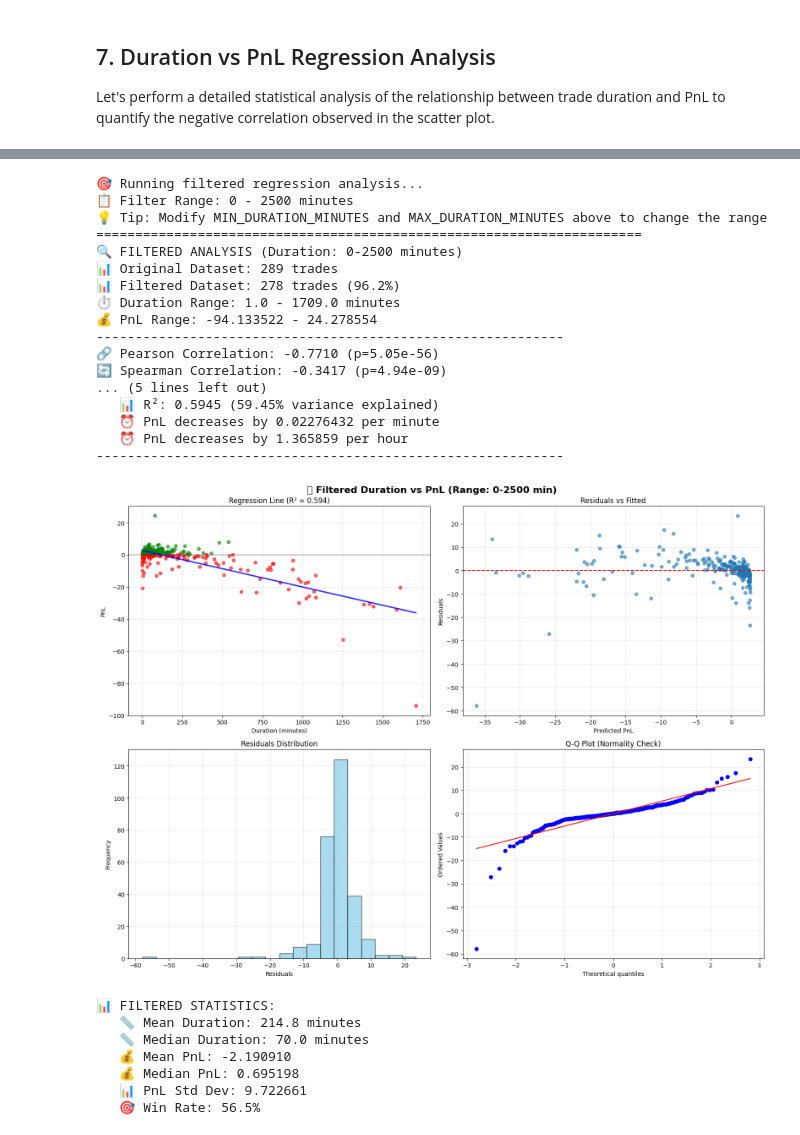
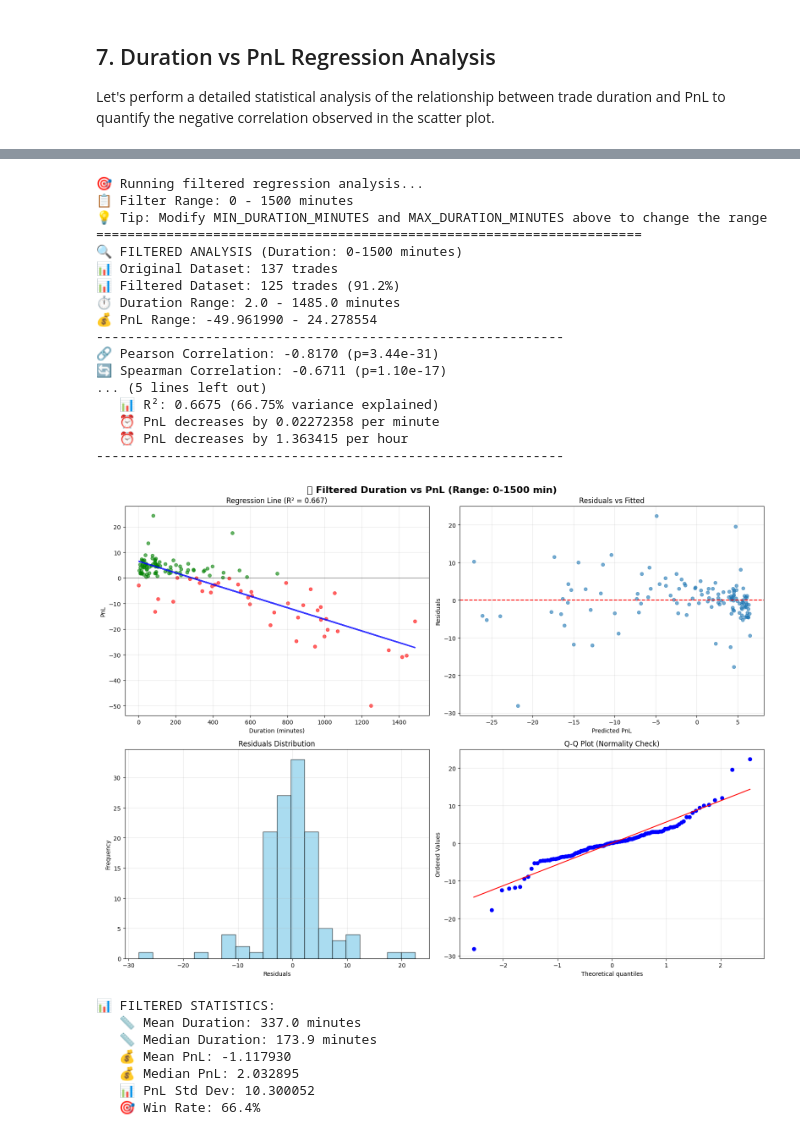
Before and after one commit to edoardoCame/bollingerBands, a Jupyter notebook: notebooks/tick_backtest.ipynb, the cells around one changed output, grey strips where cells are left out. Drawn from its saved outputs; the diff is of its cells as text; code cells hidden in the pictures.

```diff
--- a/notebooks/tick_backtest.ipynb
+++ b/notebooks/tick_backtest.ipynb
@@ -29,7 +29,7 @@ TICK_DATA_PATH = '/home/edocame/Desktop/data_python/tick_lastmonth.csv'
 
 # 📊 Bollinger Bands Strategy Parameters
 BB_WINDOW = 1000        # Period for Bollinger Bands calculation (minutes) - Default: 1440 (24h)
-BB_STD = 1           # Number of standard deviations for bands - Default: 1.0
+BB_STD = 2           # Number of standard deviations for bands - Default: 1.0
 BB_PRICE_COL = 'close' # Price column to use for BB calculation
 
 # 🎯 Trading Strategy Parameters
@@ -666,7 +666,7 @@ else:
 
 # 📋 Configure your duration range here (in minutes)
 MIN_DURATION_MINUTES = 0      # Minimum duration to include
-MAX_DURATION_MINUTES = 2500   # Maximum duration to include (set to exclude outliers)
+MAX_DURATION_MINUTES = 1500   # Maximum duration to include (set to exclude outliers)
 
 def analyze_duration_pnl_filtered(trades_df, min_duration=MIN_DURATION_MINUTES, max_duration=MAX_DURATION_MINUTES):
     """Perform regression analysis with custom duration filtering"""
@@ -770,49 +770,49 @@ def analyze_duration_pnl_filtered(trades_df, min_duration=MIN_DURATION_MINUTES,
     print(f"   📊 PnL Std Dev: {filtered_trades['pnl'].std():.6f}")
     print(f"   🎯 Win Rate: {(filtered_trades['pnl'] > 0).mean():.1%}")
 
     return {
         'correlation': correlation,
         'p_value': p_value,
         'slope': slope,
         'intercept': intercept,
         'r2': r2,
         'n_trades': len(filtered_trades),
         'filter_range': (min_duration, max_duration)
     }
 
 # Execute filtered analysis
 if 'trades_df_fast' in globals() and trades_df_fast is not None:
     print("🎯 Running filtered regression analysis...")
     print(f"📋 Filter Range: {MIN_DURATION_MINUTES} - {MAX_DURATION_MINUTES} minutes")
     print("💡 Tip: Modify MIN_DURATION_MINUTES and MAX_DURATION_MINUTES above to change the range")
     print("=" * 70)
 
     filtered_results = analyze_duration_pnl_filtered(trades_df_fast, MIN_DURATION_MINUTES, MAX_DURATION_MINUTES)
 else:
     print("❌ No trades data available. Please run the backtest first.")
 # %% [output]
 🎯 Running filtered regression analysis...
-📋 Filter Range: 0 - 2500 minutes
+📋 Filter Range: 0 - 1500 minutes
 💡 Tip: Modify MIN_DURATION_MINUTES and MAX_DURATION_MINUTES above to change the range
 ======================================================================
-🔍 FILTERED ANALYSIS (Duration: 0-2500 minutes)
-📊 Original Dataset: 289 trades
-📊 Filtered Dataset: 278 trades (96.2%)
-⏱️ Duration Range: 1.0 - 1709.0 minutes
-💰 PnL Range: -94.133522 - 24.278554
+🔍 FILTERED ANALYSIS (Duration: 0-1500 minutes)
+📊 Original Dataset: 137 trades
+📊 Filtered Dataset: 125 trades (91.2%)
+⏱️ Duration Range: 2.0 - 1485.0 minutes
+💰 PnL Range: -49.961990 - 24.278554
 ------------------------------------------------------------
-🔗 Pearson Correlation: -0.7710 (p=5.05e-56)
-🔄 Spearman Correlation: -0.3417 (p=4.94e-09)
+🔗 Pearson Correlation: -0.8170 (p=3.44e-31)
+🔄 Spearman Correlation: -0.6711 (p=1.10e-17)
 ... (5 lines left out)
-   📊 R²: 0.5945 (59.45% variance explained)
-   ⏰ PnL decreases by 0.02276432 per minute
-   ⏰ PnL decreases by 1.365859 per hour
+   📊 R²: 0.6675 (66.75% variance explained)
+   ⏰ PnL decreases by 0.02272358 per minute
+   ⏰ PnL decreases by 1.363415 per hour
 ------------------------------------------------------------
-[figure, old version]
+[figure, new version]
 📊 FILTERED STATISTICS:
-   📏 Mean Duration: 214.8 minutes
-   📏 Median Duration: 70.0 minutes
-   💰 Mean PnL: -2.190910
-   💰 Median PnL: 0.695198
-   📊 PnL Std Dev: 9.722661
-   🎯 Win Rate: 56.5%
+   📏 Mean Duration: 337.0 minutes
+   📏 Median Duration: 173.9 minutes
+   💰 Mean PnL: -1.117930
+   💰 Median PnL: 2.032895
+   📊 PnL Std Dev: 10.300052
+   🎯 Win Rate: 66.4%
```
Also changed, not shown: parts of 5 cells of this notebook, 1 other file.
